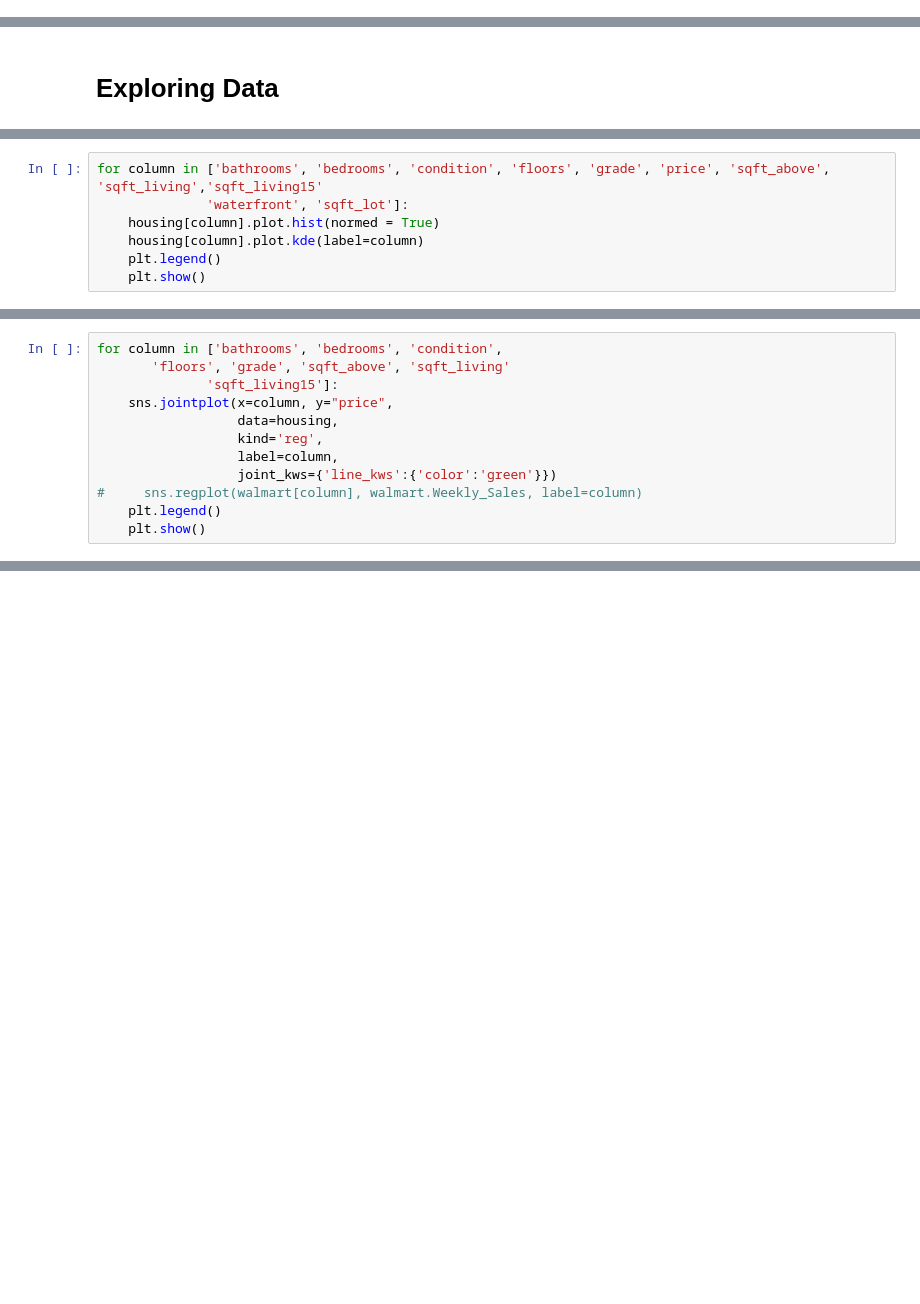
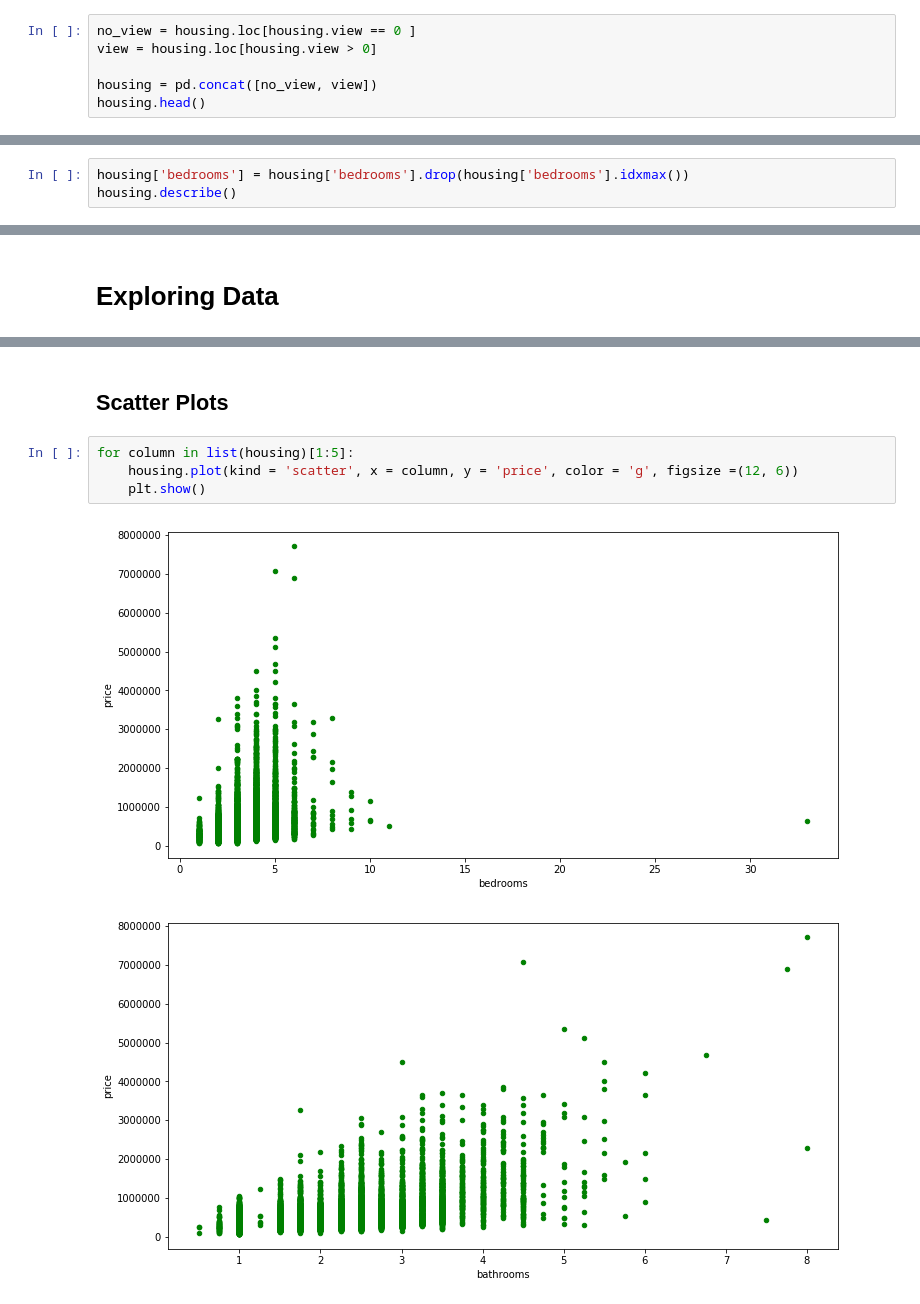
Before and after one commit to callRoko/dsc-1-final-project-online-ds-pt-041519, a Jupyter notebook: student.ipynb, the cells around one changed output, grey strips where cells are left out. Drawn from its saved outputs; the diff is of its cells as text; blank space fills up the shorter version.

```diff
--- a/student.ipynb
+++ b/student.ipynb
@@ -123,0 +292,6 @@ housing = housing.dropna()
+# %%
+no_view = housing.loc[housing.view == 0 ]
+view = housing.loc[housing.view > 0]
+
+housing = pd.concat([no_view, view])
+housing.head()
@@ -124,2 +312,5 @@ housing = housing.dropna()
+# %%
+housing['bedrooms'] = housing['bedrooms'].drop(housing['bedrooms'].idxmax())
+housing.describe()
 # %%
 housing.isna().sum()
@@ -136,7 +346,0 @@ Now, I will create KDE plots of the continuous variables.
-# %%
-for column in ['bathrooms', 'bedrooms', 'condition', 'floors', 'grade', 'price', 'sqft_above', 'sqft_living','sqft_living15'
-              'waterfront', 'sqft_lot']:
-    housing[column].plot.hist(normed = True)
-    housing[column].plot.kde(label=column)
-    plt.legend()
-    plt.show()
@@ -145,12 +346,0 @@ Now, I will create joinplots using seaborn between the target variables and its
-# %%
-for column in ['bathrooms', 'bedrooms', 'condition',
-       'floors', 'grade', 'sqft_above', 'sqft_living'
-              'sqft_living15']:
-    sns.jointplot(x=column, y="price",
-                  data=housing,
-                  kind='reg',
-                  label=column,
-                  joint_kws={'line_kws':{'color':'green'}})
-#     sns.regplot(walmart[column], walmart.Weekly_Sales, label=column)
-    plt.legend()
-    plt.show()
@@ -165,0 +349,9 @@ ValueError: Could not interpret input 'sqft_livingsqft_living15'
+# %% [markdown]
+## Scatter Plots
+# %%
+for column in list(housing)[1:5]:
+    housing.plot(kind = 'scatter', x = column, y = 'price', color = 'g', figsize =(12, 6))
+    plt.show()
+# %% [output]
+[figure, added]
+[figure, added]
```
Also changed, not shown: parts of 91 cells of this notebook.
